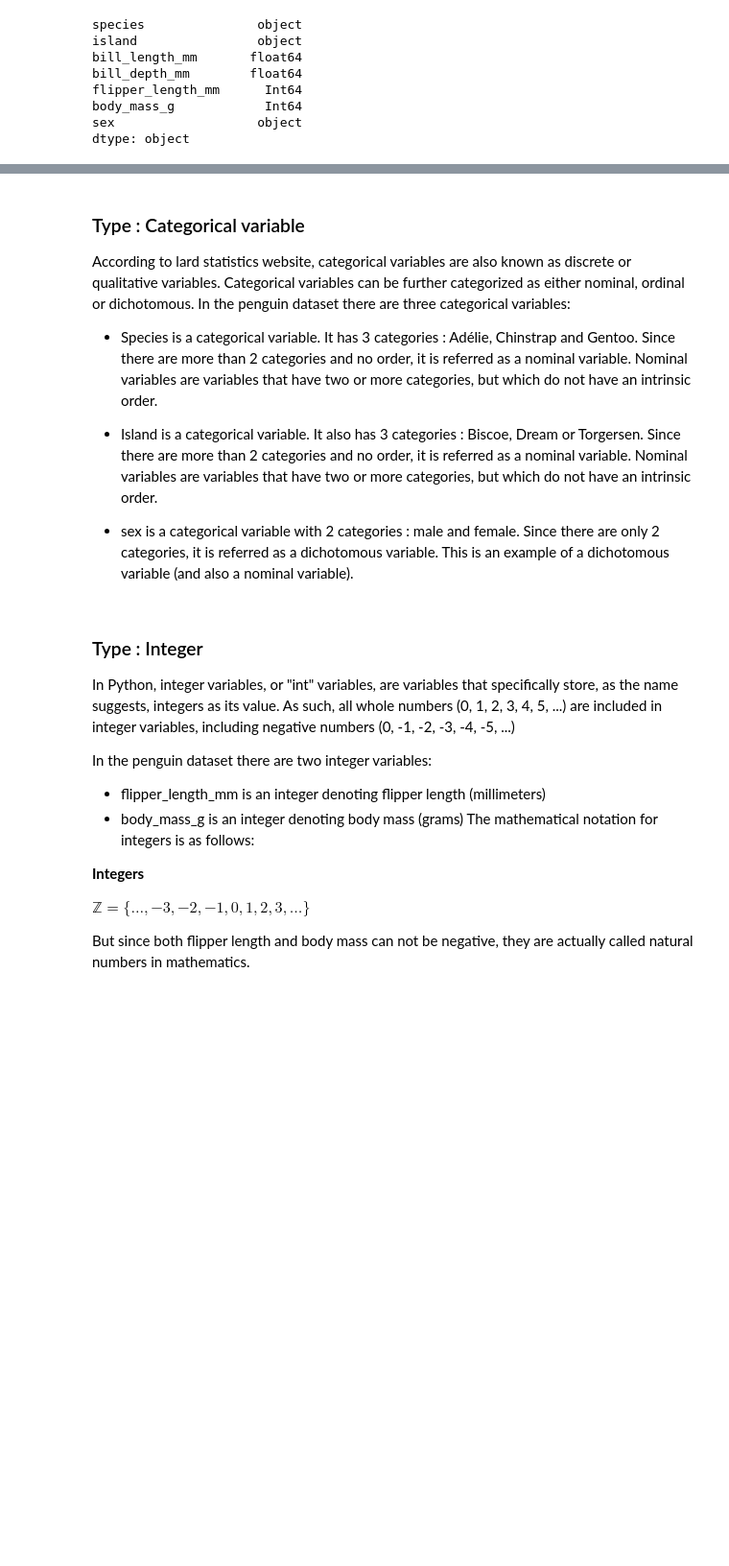
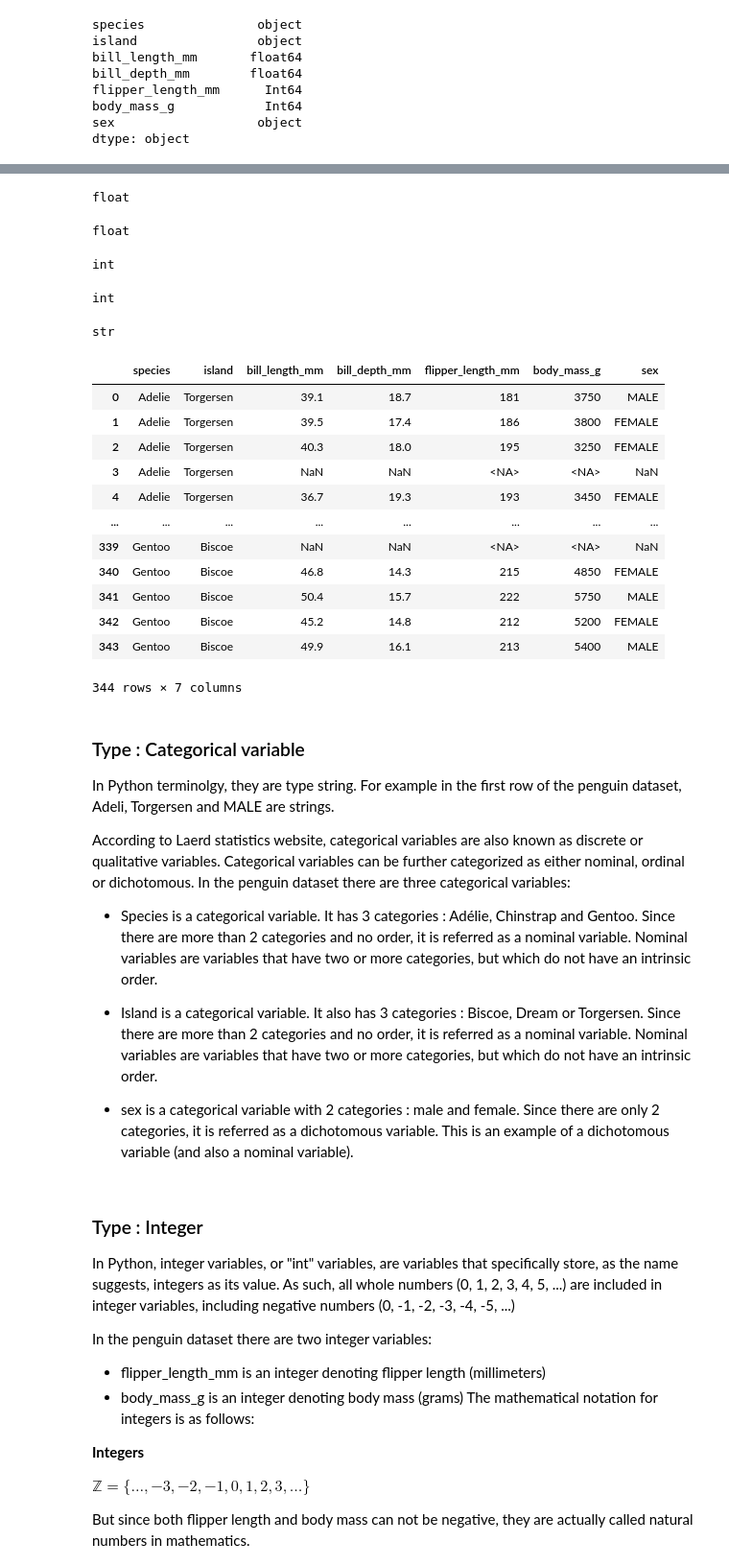
Before and after one commit to mickalleny2k/FUND_DATA, a Jupyter notebook: tasks.ipynb, the cells around one changed output, grey strips where cells are left out. Shown at 96% size. Cells and saved outputs as stored; diff of their text form; code cells hidden in the pictures; blank space fills up the shorter version.

```diff
--- a/tasks.ipynb
+++ b/tasks.ipynb
@@ -134,7 +144,44 @@ $ \mathbb{R} $
+# %%
+type(39.1)
+# %% [output]
+float
+# %%
+type(18.7)
+# %% [output]
+float
+# %%
+type(181)
+# %% [output]
+int
+# %%
+type(3750)
+# %% [output]
+int
+# %%
+type("MALE")
+# %% [output]
+str
+# %%
+penguins
+# %% [output]
+|  | species | island | bill_length_mm | bill_depth_mm | flipper_length_mm | body_mass_g | sex |
+| 0 | Adelie | Torgersen | 39.1 | 18.7 | 181 | 3750 | MALE |
+| 1 | Adelie | Torgersen | 39.5 | 17.4 | 186 | 3800 | FEMALE |
+| 2 | Adelie | Torgersen | 40.3 | 18.0 | 195 | 3250 | FEMALE |
+| 3 | Adelie | Torgersen | NaN | NaN | <NA> | <NA> | NaN |
+| 4 | Adelie | Torgersen | 36.7 | 19.3 | 193 | 3450 | FEMALE |
+| ... | ... | ... | ... | ... | ... | ... | ... |
+| 339 | Gentoo | Biscoe | NaN | NaN | <NA> | <NA> | NaN |
+| 340 | Gentoo | Biscoe | 46.8 | 14.3 | 215 | 4850 | FEMALE |
+| 341 | Gentoo | Biscoe | 50.4 | 15.7 | 222 | 5750 | MALE |
+| 342 | Gentoo | Biscoe | 45.2 | 14.8 | 212 | 5200 | FEMALE |
+| 343 | Gentoo | Biscoe | 49.9 | 16.1 | 213 | 5400 | MALE |
+344 rows × 7 columns
 # %% [markdown]
  ### Type : Categorical variable
+In Python terminolgy, they are type string.  For example in the first row of the penguin dataset, Adeli, Torgersen and MALE are strings.
 
-According to lard statistics website, categorical variables are also known as discrete or qualitative variables. Categorical variables can be further categorized as either nominal, ordinal or dichotomous.
+According to Laerd statistics website, categorical variables are also known as discrete or qualitative variables. Categorical variables can be further categorized as either nominal, ordinal or dichotomous.
 In the penguin dataset there are three categorical variables:
 - Species is a categorical variable. It has 3 categories : Adélie, Chinstrap and Gentoo. Since there are more than 2 categories and no order, it is referred as a nominal variable. Nominal variables are variables that have two or more categories, but which do not have an intrinsic order.
 
```
Also changed, not shown: parts of 19 cells of this notebook.
